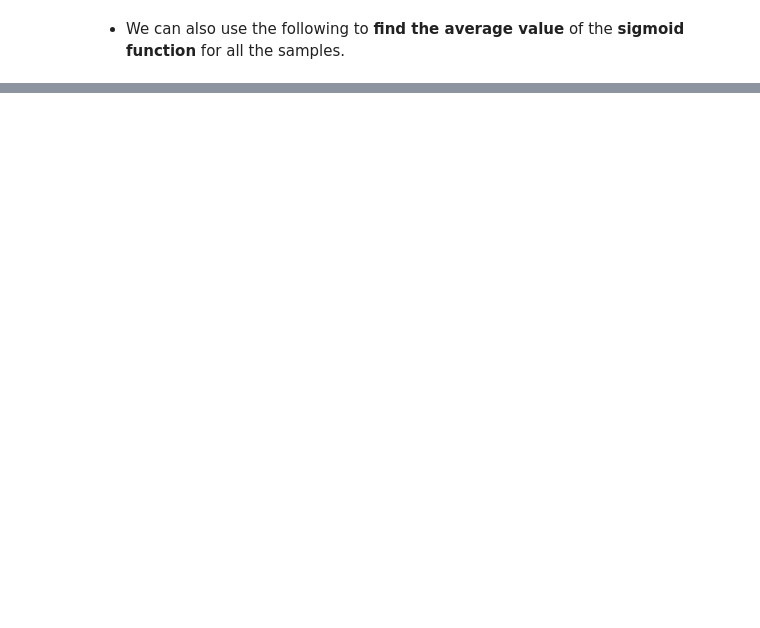
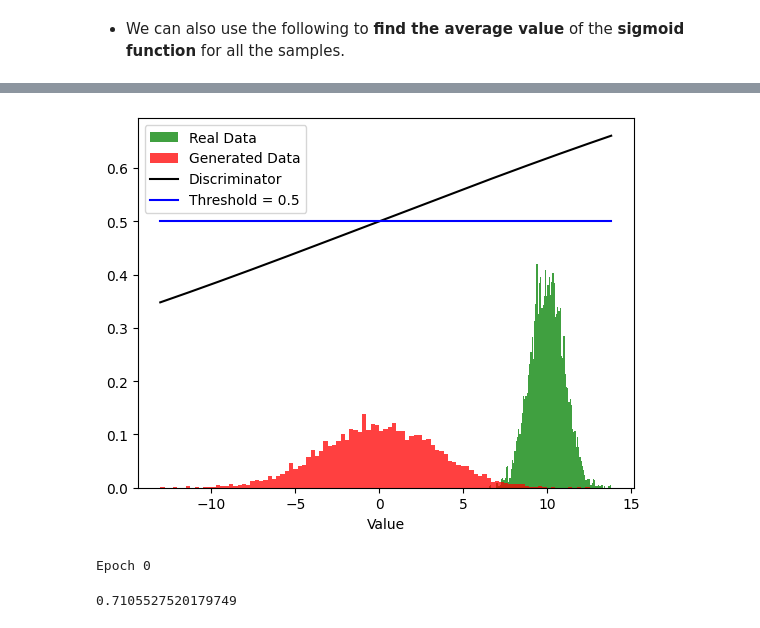
Before and after one commit to pri-cd/Data-Science-ML, a Jupyter notebook: Personal-Projects/ANIME-DCGANs/anime-DCGAN.ipynb, the cells around one changed output, grey strips where cells are left out. Saved outputs shown, nothing was run; the diff lists cells and outputs as text; code cells hidden in the pictures; blank space fills up the shorter version.

```diff
--- a/Personal-Projects/ANIME-DCGANs/anime-DCGAN.ipynb
+++ b/Personal-Projects/ANIME-DCGANs/anime-DCGAN.ipynb
@@ -376,0 +391,14 @@ def get_accuracy(X,Xhat):
+# %%
+def calculate_discriminator_accuracy(real_data, generated_data):
+    # Get the discriminator's prediction for real data
+    real_predictions = tf.math.sigmoid(discriminator(real_data, training=False))
+    real_accuracy = np.mean(real_predictions)
+
+    # Get the discriminator's prediction for generated data
+    generated_predictions = tf.math.sigmoid(discriminator(generated_data, training=False))
+    generated_accuracy = np.mean(generated_predictions)
+
+    # Calculate the average accuracy between real and generated data
+    overall_accuracy = (real_accuracy + generated_accuracy) / 2
+
+    return overall_accuracy
@@ -376,0 +572,3 @@ def get_accuracy(X,Xhat):
+# %%
+generator_optimizer = tf.keras.optimizers.Adam(5e-1,beta_1=0.5,beta_2=0.8)
+discriminator_optimizer = tf.keras.optimizers.Adam(5e-1,beta_1=0.5, beta_2=0.8)
@@ -376,0 +606,63 @@ def get_accuracy(X,Xhat):
+# %%
+# Parameters for training
+epochs = 20                  # Number of epochs to train the model
+BATCH_SIZE = 5000            # Number of samples in each batch
+noise_dim = 1                # Dimensionality of the noise input for the generator
+epsilon = 100                # Threshold for monitoring performance
+
+# Initialize the discriminator and generator
+tf.random.set_seed(0)        # Set a random seed for reproducibility
+discriminator = MakeDiscriminatorModel()  # Create the discriminator model
+generator = MakeGeneratorModel()          # Create the generator model
+
+# Enable eager execution for TensorFlow functions
+tf.config.run_functions_eagerly(True)
+
+# Lists to store loss values for each epoch
+gen_loss_epoch = []
+disc_loss_epoch = []
+
+# Plot the initial distribution of real vs. generated data
+plot_dist(real_data=X, generated_data=Xhat, discriminator=discriminator)
+print("Epoch", 0)
+
+# Training loop for the specified number of epochs
+for epoch in tqdm(range(epochs)):
+    # Generate true data samples from a normal distribution
+    x = tf.random.normal((BATCH_SIZE, 1), mean=10, stddev=1.0)
+    # Generate random noise samples
+    z = tf.random.normal([BATCH_SIZE, noise_dim], mean=0, stddev=10)  # Increased stddev for better results
+    # Use gradient tapes to record operations for automatic differentiation
+    with tf.GradientTape() as gen_tape, tf.GradientTape() as disc_tape:
+        # Generate samples using the generator
+        xhat = generator(z, training=True)
+        # Get discriminator outputs for real and generated samples
+        real_output = discriminator(x, training=True)
+        fake_output = discriminator(xhat, training=True)
+        # Calculate the losses for the generator and discriminator
+        gen_loss = compute_generator_loss(fake_output)       # Loss for the generator
+        disc_loss = compute_discriminator_loss(real_output, fake_output)  # Loss for the discriminator
+
+    # Compute gradients for the generator and discriminator
+    gradients_of_generator = gen_tape.gradient(gen_loss, generator.trainable_variables)
+    gradients_of_discriminator = disc_tape.gradient(disc_loss, discriminator.trainable_variables)
+
+    # Apply the computed gradients to update the model weights
+    generator_optimizer.apply_gradients(zip(gradients_of_generator, generator.trainable_variables))
+    discriminator_optimizer.apply_gradients(zip(gradients_of_discriminator, discriminator.trainable_variables))
+
+    # Save and display the generator and discriminator if performance improves
+    current_accuracy = calculate_discriminator_accuracy(x, xhat)
+    if abs(0.5 - current_accuracy) < epsilon:
+        epsilon = abs(0.5 - current_accuracy)  # Update epsilon to the new threshold
+        generator.save('./generator.keras')  # Save the generator model in Keras format
+        discriminator.save('./discriminator.keras')  # Save the discriminator model
+
+        # Print accuracy and plot the distribution of real vs. generated data
+        print(current_accuracy)
+        plot_dist(real_data=X, generated_data=xhat, discriminator=discriminator)
+        print("Epoch", epoch)
+# %% [output]
+[figure, added]
+Epoch 0
+0.7105527520179749
```
Also changed, not shown: parts of 28 cells of this notebook.
